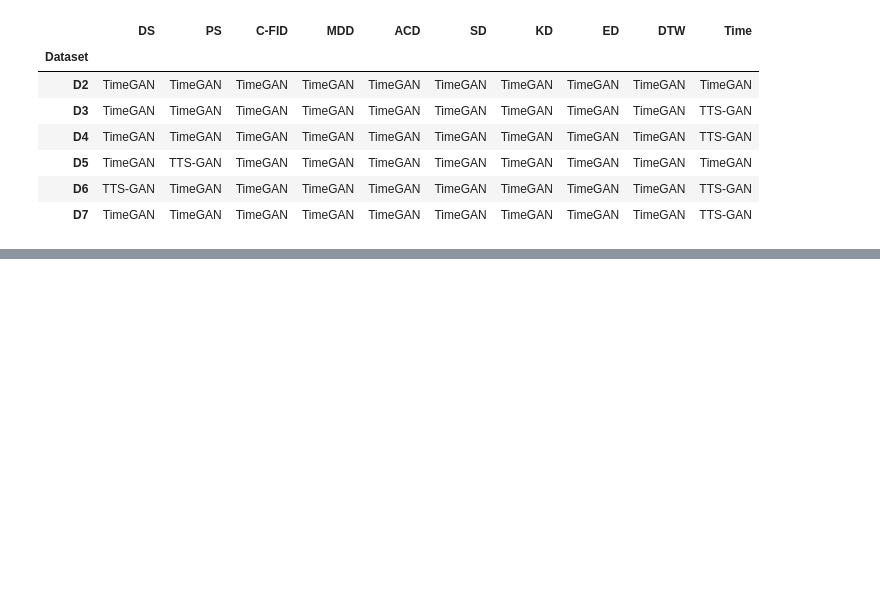
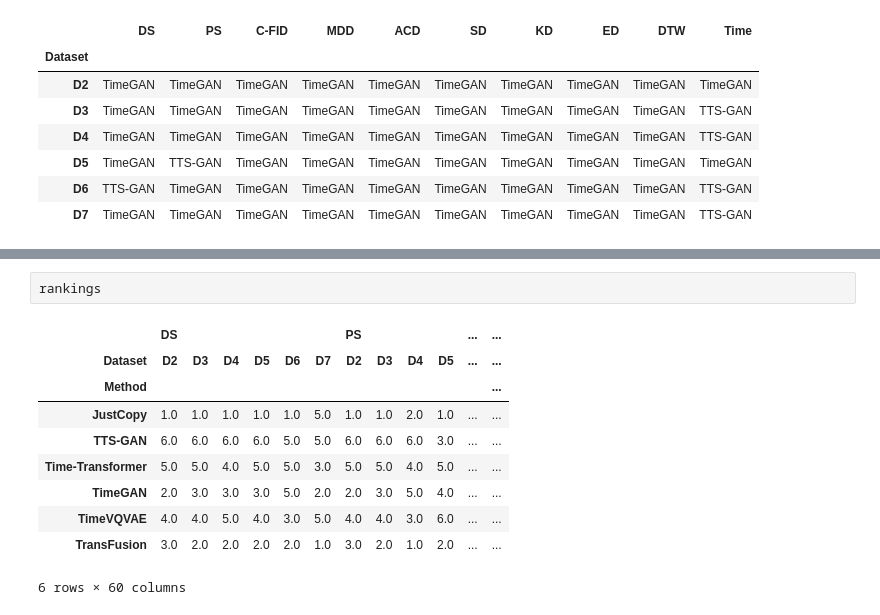
Before and after one commit to istvan-derda/Istvans-TSGBench, a Jupyter notebook: visualizations/visualize_numeric_results.ipynb, the cells around one changed output, grey strips where cells are left out. Cells and saved outputs as stored; diff of their text form; blank space fills up the shorter version.

```diff
--- a/visualizations/visualize_numeric_results.ipynb
+++ b/visualizations/visualize_numeric_results.ipynb
@@ -303,4 +304,17 @@ leaderboard(df_all[df_all.index.get_level_values(level=0).isin(["Time-Transforme
 | D5 | TimeGAN | TimeGAN | TimeGAN | TimeGAN | Time-Transformer | Time-Transformer | Time-Transformer | Time-Transformer | Time-Transformer | Time-Transformer |
 | D6 | Time-Transformer | Time-Transformer | Time-Transformer | Time-Transformer | Time-Transformer | Time-Transformer | TimeGAN | Time-Transformer | Time-Transformer | Time-Transformer |
 | D7 | TimeGAN | TimeGAN | TimeGAN | TimeGAN | Time-Transformer | TimeGAN | Time-Transformer | TimeGAN | TimeGAN | Time-Transformer |
+# %%
+rankings
+# %% [output]
+|  | DS |  |  |  |  |  | PS |  |  |  | ... | ... |
+| Dataset | D2 | D3 | D4 | D5 | D6 | D7 | D2 | D3 | D4 | D5 | ... | ... |
+| Method |  |  |  |  |  |  |  |  |  |  |  | ... |
+| JustCopy | 1.0 | 1.0 | 1.0 | 1.0 | 1.0 | 5.0 | 1.0 | 1.0 | 2.0 | 1.0 | ... | ... |
+| TTS-GAN | 6.0 | 6.0 | 6.0 | 6.0 | 5.0 | 5.0 | 6.0 | 6.0 | 6.0 | 3.0 | ... | ... |
+| Time-Transformer | 5.0 | 5.0 | 4.0 | 5.0 | 5.0 | 3.0 | 5.0 | 5.0 | 4.0 | 5.0 | ... | ... |
+| TimeGAN | 2.0 | 3.0 | 3.0 | 3.0 | 5.0 | 2.0 | 2.0 | 3.0 | 5.0 | 4.0 | ... | ... |
+| TimeVQVAE | 4.0 | 4.0 | 5.0 | 4.0 | 3.0 | 5.0 | 4.0 | 4.0 | 3.0 | 6.0 | ... | ... |
+| TransFusion | 3.0 | 2.0 | 2.0 | 2.0 | 2.0 | 1.0 | 3.0 | 2.0 | 1.0 | 2.0 | ... | ... |
+6 rows × 60 columns
 # %%
```
Also changed, not shown: parts of 15 cells of this notebook, 8 other files.
